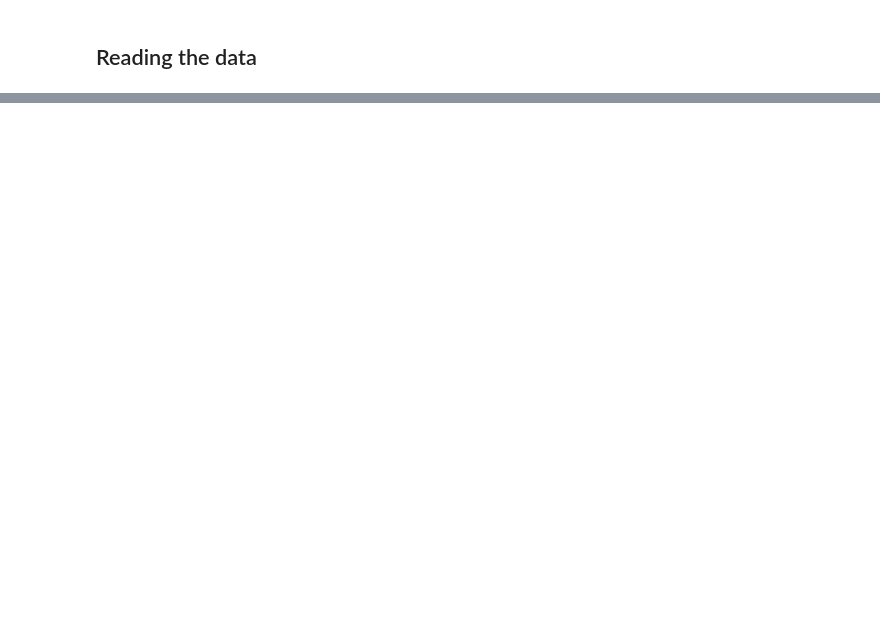
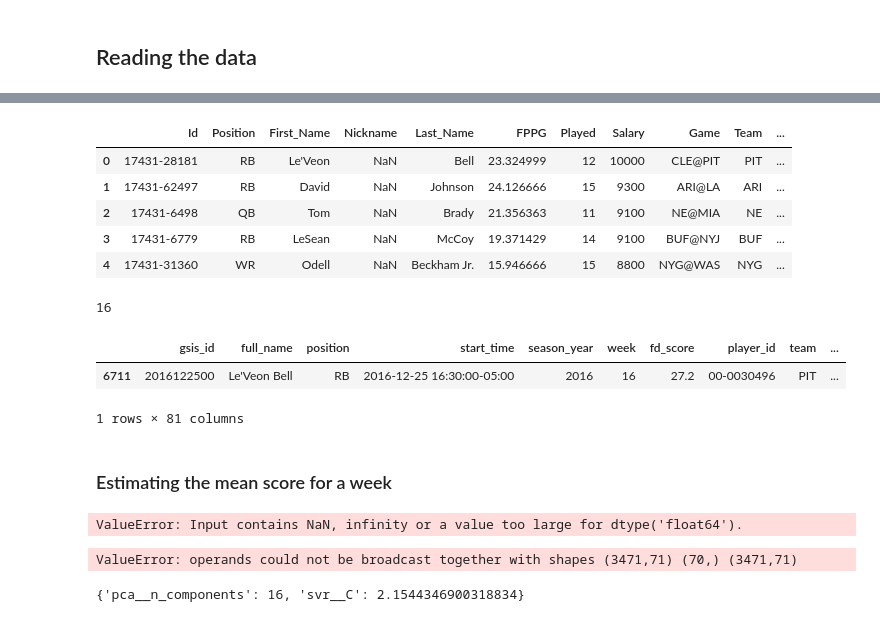
Before and after one commit to KMLDS/Bender, a Jupyter notebook: first_analysis.ipynb, the cells around one changed output, grey strips where cells are left out. Cells and saved outputs as stored; diff of their text form; code cells hidden in the pictures; blank space fills up the shorter version.

```diff
--- a/first_analysis.ipynb
+++ b/first_analysis.ipynb
@@ -55,0 +150,15 @@ LINE 1: ...d.team <> 'UNK'ORDER BY ind.POSITION ASC, ind.fd_score DESC;
+# %%
+#import nfldb
+
+#db = nfldb.connect()
+#cur_season, cur_year, cur_week = nfldb.current(db)
+current_week = pd.read_csv('./FanDuel-NFL-2017-01-01-17431-players-list.csv')
+current_week.columns = current_week.columns.str.replace(' ', '_')
+current_week.head()
+# %% [output]
+|  | Id | Position | First_Name | Nickname | Last_Name | FPPG | Played | Salary | Game | Team | ... |
+| 0 | 17431-28181 | RB | Le'Veon | NaN | Bell | 23.324999 | 12 | 10000 | CLE@PIT | PIT | ... |
+| 1 | 17431-62497 | RB | David | NaN | Johnson | 24.126666 | 15 | 9300 | ARI@LA | ARI | ... |
+| 2 | 17431-6498 | QB | Tom | NaN | Brady | 21.356363 | 11 | 9100 | NE@MIA | NE | ... |
+| 3 | 17431-6779 | RB | LeSean | NaN | McCoy | 19.371429 | 14 | 9100 | BUF@NYJ | BUF | ... |
+| 4 | 17431-31360 | WR | Odell | NaN | Beckham Jr. | 15.946666 | 15 | 8800 | NYG@WAS | NYG | ... |
@@ -55,0 +169,30 @@ LINE 1: ...d.team <> 'UNK'ORDER BY ind.POSITION ASC, ind.fd_score DESC;
+# %%
+df.loc[df.season_year == 2016, 'week'].max()
+# %% [output]
+16
+# %%
+df[(df['full_name'] == 'Le\'Veon Bell') & (df['season_year'] == 2016) & (df['week'] == 16) ]
+# %% [output]
+|  | gsis_id | full_name | position | start_time | season_year | week | fd_score | player_id | team | ... |
+| 6711 | 2016122500 | Le'Veon Bell | RB | 2016-12-25 16:30:00-05:00 | 2016 | 16 | 27.2 | 00-0030496 | PIT | ... |
+1 rows × 81 columns
+# %% [markdown]
+### Estimating the mean score for a week
+# %%
+df['predicted_fd_score'] = np.nan
+for key in estimators:
+    X = df.loc[df.position == key, [col for col in df.columns if col not in metadata_cols]]
+    X.fillna(0)
+    df[df.position == key].predicted_fd_score = estimators[key].grid.predict(X)
+# %% [output]
+ValueError: Input contains NaN, infinity or a value too large for dtype('float64').
+# %%
+testdf = df.loc[df.position == 'QB', :]
+testX = testdf.drop(metadata_cols, axis=1).fillna(0)
+testPred = estimators['QB'].grid.predict(np.array(testX))
+# %% [output]
+ValueError: operands could not be broadcast together with shapes (3471,71) (70,) (3471,71)
+# %%
+print(testPred)
+# %% [output]
+{'pca__n_components': 16, 'svr__C': 2.1544346900318834}
```
Also changed, not shown: parts of 10 cells of this notebook, 9 other files.
